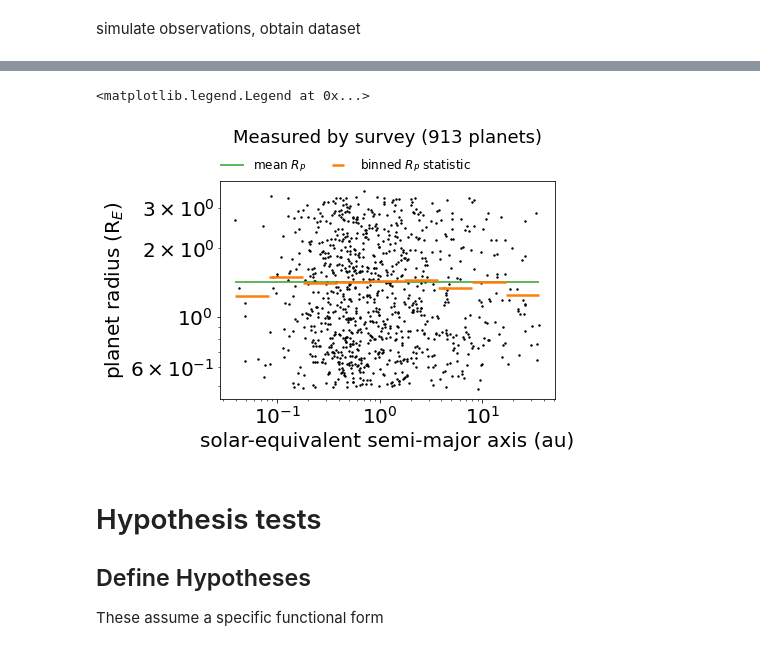
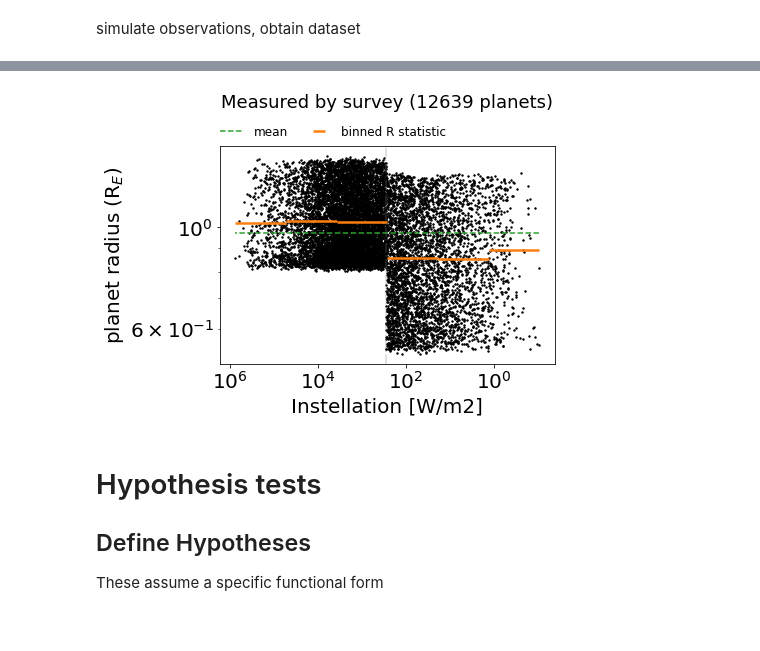
Before and after one commit to danielapai/bioverse, a Jupyter notebook: docs/Notebooks/magmaocean.ipynb, the cells around one changed output, grey strips where cells are left out. Cells and saved outputs as stored; diff of their text form; code cells hidden in the pictures.

```diff
--- a/docs/Notebooks/magmaocean.ipynb
+++ b/docs/Notebooks/magmaocean.ipynb
@@ -137,6 +168,14 @@ Number of small planets: 72925
 d = sample.to_pandas()
 mo = d[d.has_magmaocean]
 plt.scatter(mo.M, mo.R, s=1., label='new radius')
-plt.scatter(mo.M, mo.R - mo.R_orig, s=1., label='$\Delta R$')
+plt.scatter(mo.M, mo.R - mo.R_orig, s=1., label='$\Delta R$', alpha=.4)
+plt.xlabel('M')
+plt.ylabel('R')
+plt.title('Magma ocean-bearing planets')
 plt.legend()
+
+radius_change = np.average(mo.R/mo.R_orig) - 1
+print('avg radius change of runaway GH planets: {:+.0f} %'.format(100*radius_change))
+density_change = np.average(mo.rho/(CONST['rho_Earth']*mo.M/mo.R_orig**3)) - 1
+print('avg density change of runaway GH planets: {:+.0f} %'.format(100*density_change))
 # %% [output]
@@ -278,7 +391,8 @@ Let's add some measurements our survey conducts. 'small_radius' is True for a pl
 # %%
 margs = {}
 mkeys = ['L_st', 'R_st', 'M_st', 'T_eff_st', 'd', 'age', 'depth', 'R', 'T_dur',
-         'P', 'a', 'a_eff', 'is_small', 'S', 'S_abs']
+         'P', 'a', 'a_eff', 'S', 'S_abs',
+         'M', 'rho']
 
 # GOOD survey: choose super-optimistic values for now.
 margs['precision'] = {'T_eff_st': 25.,
@@ -288,7 +402,9 @@ margs['precision'] = {'T_eff_st': 25.,
                       'M_st': '1%',
                       'age': '30%',
                       'P': 0.000001,
-                      'S': '1%'}
+                      'S': '1%',
+                      'M': '5%',
+                      'rho': '7%'}
 
 
 # # BAD survey: choose rather modest survey performance.
@@ -299,7 +415,9 @@ margs['precision'] = {'T_eff_st': 25.,
 #                       'M_st': '30%',
 #                       'age': '75%',
 #                       'P': 0.01,
-#                       'S': '20%'}
+#                       'S': '20%',
+                      # 'M': '5%',
+                      # 'rho': '7%'}
 
 
 
@@ -352,26 +453,35 @@ Could not measure property: is_small
 # %%
+yvar = parameter_of_interest
+yvar = 'R'
+
 fig, ax = plt.subplots()
-ax.scatter(data['a_eff'], data['R'], s=2, c='k')
+ax.scatter(data['S_abs'], data[yvar], s=2, c='k')
 ax.set_xscale('log')
 ax.set_yscale('log')
 
 
 
 # plot binned stats as errorbar plot
-means, edges, n, std = binned_stats(data, 'a_eff', 'R', np.geomspace(np.min(data['a_eff']), np.max(data['a_eff']), num=10))
-ax.hlines(np.mean(data['R']), np.min(data['a_eff']), np.max(data['a_eff']), color='C2', label='mean $R_P$')
+means, edges, n, std = binned_stats(data, 'S_abs', yvar, np.geomspace(np.min(data['S_abs']), np.max(data['S_abs']), num=7))
+ax.hlines(np.mean(data[yvar]), np.min(data['S_abs']), np.max(data['S_abs']), color='C2', ls='--', label='mean')
 ax.errorbar(edges[:-1]+(edges[1:]-edges[:-1])/2, means, xerr=(edges[1:]-edges[:-1])/2,
-           yerr=None, fmt='none', color='C1', label='binned $R_P$ statistic', elinewidth=2.5)
+           yerr=None, fmt='none', color='C1', label='binned {} statistic'.format(yvar), elinewidth=2.5)
 
+ax.axvline(planets_args['S_thresh'], ls='-.', c='gray', alpha=.33)
 
-ax.set_ylabel('planet radius (R$_E$)')
-ax.set_xlabel('solar-equivalent semi-major axis (au)')
+if yvar == 'R':
+    ax.set_ylabel('planet radius (R$_E$)')
+elif yvar == 'rho':
+    ax.set_ylabel('bulk density(g/cm3)')
+
+ax.set_xlabel('Instellation [W/m2]')
 ax.set_title('Measured by survey ({} planets)'.format(N), y=1.15, fontsize=18)
 fig.legend(fontsize=12, loc='lower left', ncol=99, bbox_to_anchor=(0.1, .87),
                               frameon=False, columnspacing=1.6)
+
+ax.invert_xaxis()
 # %% [output]
-<matplotlib.legend.Legend at 0x...>
-[figure, old version]
+[figure, new version]
 # %% [markdown]
 # Hypothesis tests
 
```
Also changed, not shown: parts of 33 cells of this notebook, 1 other file.
